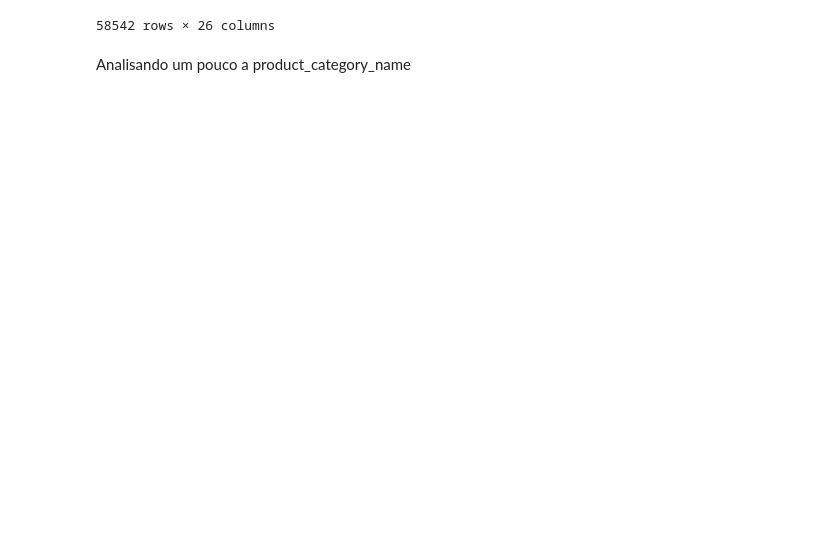
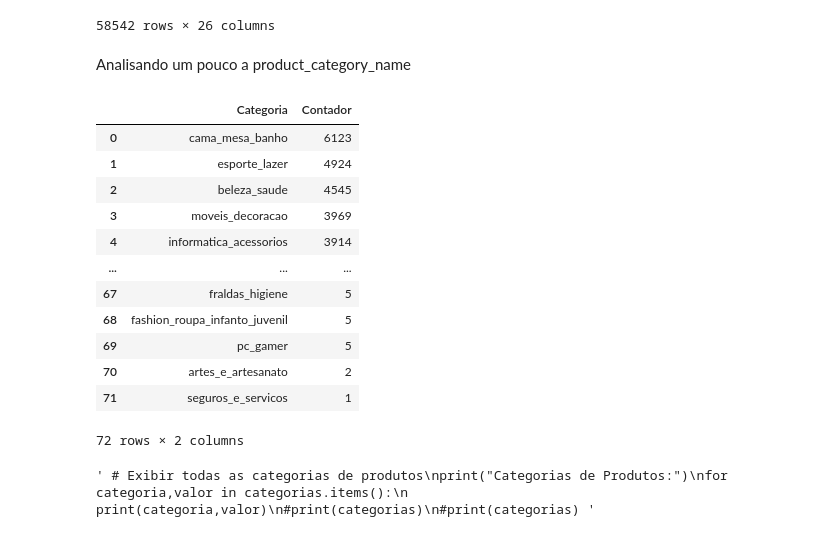
Before and after one commit to mateusono1/De-Company, a Jupyter notebook: main.ipynb, the cells around one changed output. Cells and saved outputs as stored; diff of their text form; code cells hidden in the pictures; blank space fills up the shorter version.

Commit message:
Nati e eu fizemos alterações na coluna de categorias dos produtos
Co-authored-by: nataliamartinspenaranda <nataliamartinspenaranda@users.noreply.github.com>

```diff
--- a/main.ipynb
+++ b/main.ipynb
@@ -470,3 +470,34 @@ df
 58542 rows × 26 columns
 # %% [markdown]
 Analisando um pouco a product_category_name
+# %%
+
+y=df["product_category_name"].value_counts()
+x=y.reset_index()
+x.columns=["Categoria","Contador"]
+x
+# %% [output]
+|  | Categoria | Contador |
+| 0 | cama_mesa_banho | 6123 |
+| 1 | esporte_lazer | 4924 |
+| 2 | beleza_saude | 4545 |
+| 3 | moveis_decoracao | 3969 |
+| 4 | informatica_acessorios | 3914 |
+| ... | ... | ... |
+| 67 | fraldas_higiene | 5 |
+| 68 | fashion_roupa_infanto_juvenil | 5 |
+| 69 | pc_gamer | 5 |
+| 70 | artes_e_artesanato | 2 |
+| 71 | seguros_e_servicos | 1 |
+72 rows × 2 columns
+# %%
+categorias = df["product_category_name"].value_counts()
+
+""" # Exibir todas as categorias de produtos
+print("Categorias de Produtos:")
+for categoria,valor in categorias.items():
+    print(categoria,valor)
+#print(categorias)
+#print(categorias) """
+# %% [output]
+' # Exibir todas as categorias de produtos\nprint("Categorias de Produtos:")\nfor categoria,valor in categorias.items():\n    print(categoria,valor)\n#print(categorias)\n#print(categorias) '
```
Also changed, not shown: parts of 7 cells of this notebook, 1 other file.
